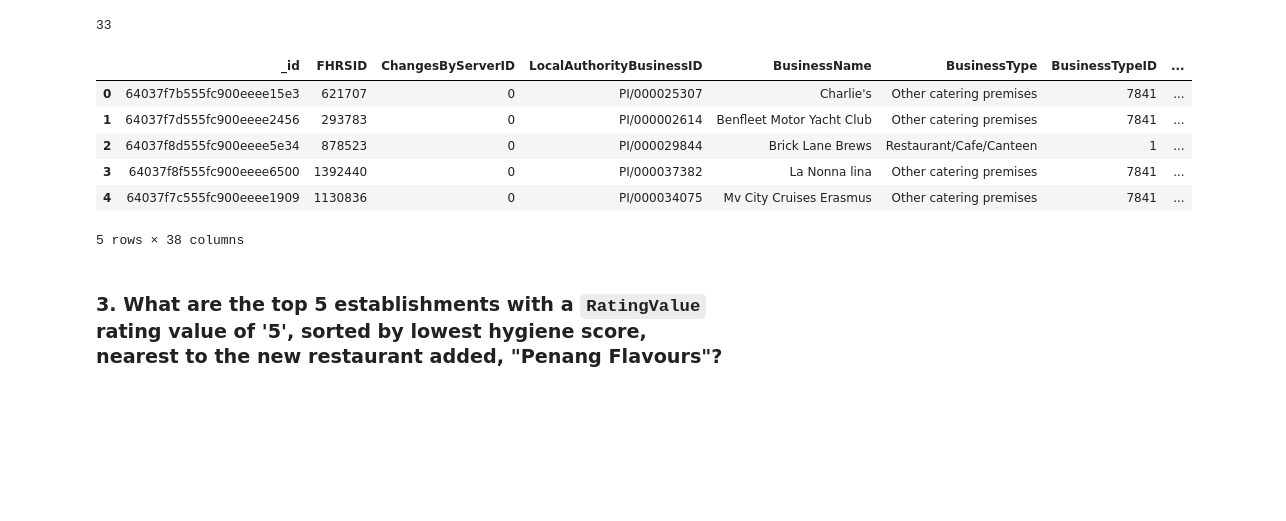
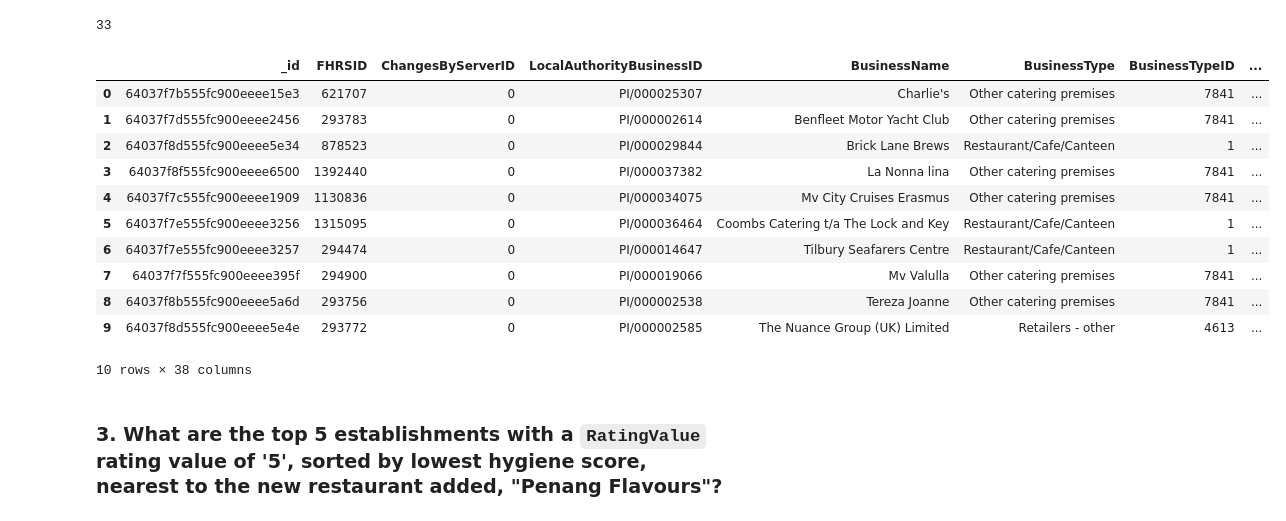
Before and after one commit to gamountainmama/nosql-challenge, a Jupyter notebook: NoSQL_analysis_starter.ipynb, the cells around one changed output. Drawn from its saved outputs; the diff is of its cells as text; code cells hidden in the pictures; blank space fills up the shorter version.

```diff
--- a/NoSQL_analysis_starter.ipynb
+++ b/NoSQL_analysis_starter.ipynb
@@ -136,15 +140,20 @@ len(london_df.index)
 33
 # %%
 # Display the first 10 rows of the DataFrame
-london_df.head()
+london_df.head(10)
 # %% [output]
 |  | _id | FHRSID | ChangesByServerID | LocalAuthorityBusinessID | BusinessName | BusinessType | BusinessTypeID | ... |
 | 0 | 64037f7b555fc900eeee15e3 | 621707 | 0 | PI/000025307 | Charlie's | Other catering premises | 7841 | ... |
 | 1 | 64037f7d555fc900eeee2456 | 293783 | 0 | PI/000002614 | Benfleet Motor Yacht Club | Other catering premises | 7841 | ... |
 | 2 | 64037f8d555fc900eeee5e34 | 878523 | 0 | PI/000029844 | Brick Lane Brews | Restaurant/Cafe/Canteen | 1 | ... |
 | 3 | 64037f8f555fc900eeee6500 | 1392440 | 0 | PI/000037382 | La Nonna lina | Other catering premises | 7841 | ... |
 | 4 | 64037f7c555fc900eeee1909 | 1130836 | 0 | PI/000034075 | Mv City Cruises Erasmus | Other catering premises | 7841 | ... |
+| 5 | 64037f7e555fc900eeee3256 | 1315095 | 0 | PI/000036464 | Coombs Catering t/a The Lock and Key | Restaurant/Cafe/Canteen | 1 | ... |
+| 6 | 64037f7e555fc900eeee3257 | 294474 | 0 | PI/000014647 | Tilbury Seafarers Centre | Restaurant/Cafe/Canteen | 1 | ... |
+| 7 | 64037f7f555fc900eeee395f | 294900 | 0 | PI/000019066 | Mv Valulla | Other catering premises | 7841 | ... |
+| 8 | 64037f8b555fc900eeee5a6d | 293756 | 0 | PI/000002538 | Tereza Joanne | Other catering premises | 7841 | ... |
+| 9 | 64037f8d555fc900eeee5e4e | 293772 | 0 | PI/000002585 | The Nuance Group (UK) Limited | Retailers - other | 4613 | ... |
-5 rows × 38 columns
+10 rows × 38 columns
 # %% [markdown]
 ### 3. What are the top 5 establishments with a `RatingValue` rating value of '5', sorted by lowest hygiene score, nearest to the new restaurant added, "Penang Flavours"?
 # %%
```
Also changed, not shown: parts of 8 cells of this notebook, 1 other file.
